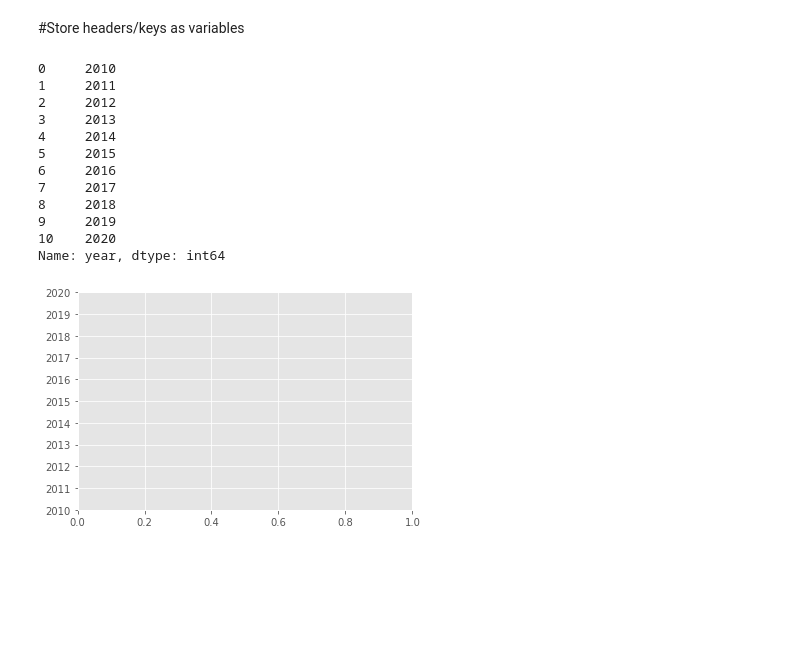
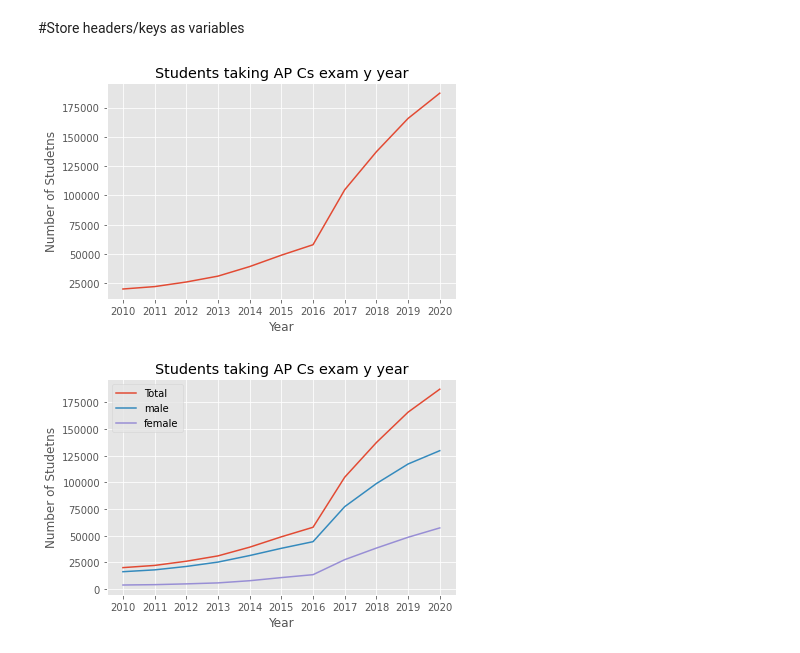
Before and after one commit to Rishiraj-singh7/CS_exam, a Jupyter notebook: main.ipynb, the cells around one changed output. Cells and saved outputs as stored; diff of their text form; code cells hidden in the pictures; blank space fills up the shorter version.

Commit message:
graphs

```diff
--- a/main.ipynb
+++ b/main.ipynb
@@ -27,19 +27,3 @@ female = data['female']
 yearlyTotal = data['total']
 # %%
 x_index = np.arange(len(year))
-plt.yticks(ticks=x_index, labels=year)
-print(year)
-# %% [output]
-0     2010
-1     2011
-2     2012
-3     2013
-4     2014
-5     2015
-6     2016
-7     2017
-8     2018
-9     2019
-10    2020
-Name: year, dtype: int64
-[figure, removed]
@@ -48,0 +30,11 @@ width = 0.2
+# %%
+plt.plot(x_index, yearlyTotal)
+plt.xticks(ticks=x_index, labels=year)
+plt.title('Students taking AP Cs exam y year')
+plt.xlabel('Year')
+plt.ylabel('Number of Studetns')
+
+plt.tight_layout()
+plt.show()
+# %% [output]
+[figure, added]
@@ -48,0 +46,18 @@ width = 0.2
+# %%
+#total Graph
+plt.plot(x_index, yearlyTotal,label='Total')
+#Male  Graph
+plt.plot(x_index, male,label='male')
+#female  Graph
+plt.plot(x_index, female,label='female')
+
+plt.legend()
+plt.xticks(ticks=x_index, labels=year)
+plt.title('Students taking AP Cs exam y year')
+plt.xlabel('Year')
+plt.ylabel('Number of Studetns')
+
+plt.tight_layout()
+plt.show()
+# %% [output]
+[figure, added]
```
Also changed, not shown: parts of 5 cells of this notebook.
